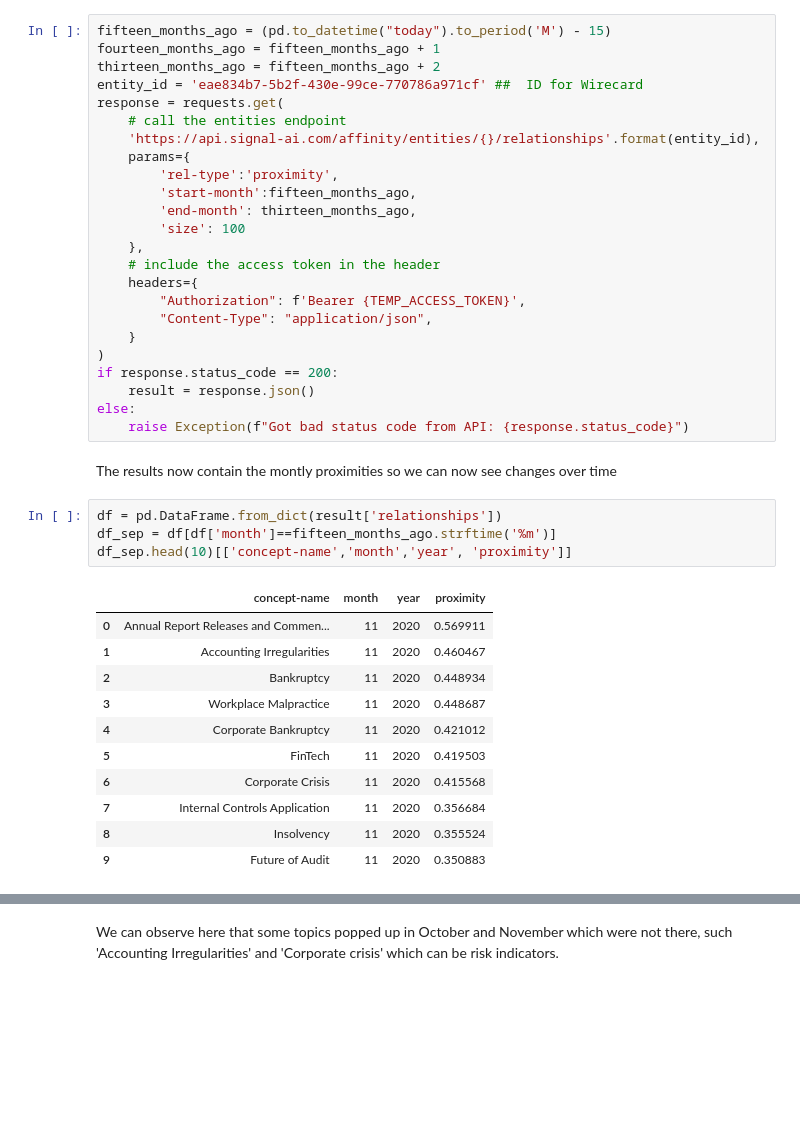
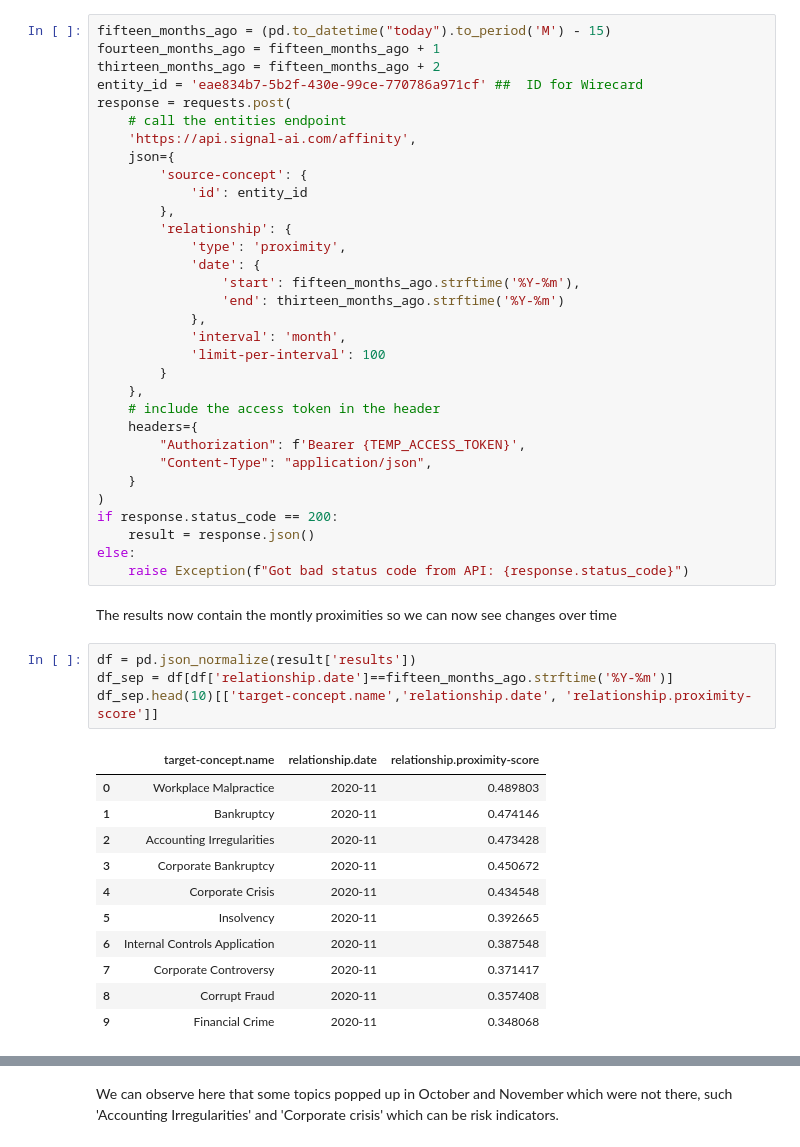
Before and after one commit to signal-ai/signal-api-tools, a Jupyter notebook: notebooks/affinity_tutorial.ipynb, the cells around one changed output, grey strips where cells are left out. Drawn from its saved outputs; the diff is of its cells as text; blank space fills up the shorter version.

Commit message:
Updated affinity_tutorial notebook to use new /affinity 1.1 endpoint

```diff
--- a/notebooks/affinity_tutorial.ipynb
+++ b/notebooks/affinity_tutorial.ipynb
@@ -184,14 +201,22 @@ fifteen_months_ago = (pd.to_datetime("today").to_period('M') - 15)
 fourteen_months_ago = fifteen_months_ago + 1
 thirteen_months_ago = fifteen_months_ago + 2
 entity_id = 'eae834b7-5b2f-430e-99ce-770786a971cf' ##  ID for Wirecard
-response = requests.get(
+response = requests.post(
     # call the entities endpoint
-    'https://api.signal-ai.com/affinity/entities/{}/relationships'.format(entity_id),
-    params={
-        'rel-type':'proximity',
-        'start-month':fifteen_months_ago,
-        'end-month': thirteen_months_ago,
-        'size': 100
+    'https://api.signal-ai.com/affinity',
+    json={
+        'source-concept': {
+            'id': entity_id
+        },
+        'relationship': {
+            'type': 'proximity',
+            'date': {
+                'start': fifteen_months_ago.strftime('%Y-%m'),
+                'end': thirteen_months_ago.strftime('%Y-%m')
+            },
+            'interval': 'month',
+            'limit-per-interval': 100
+        }
     },
     # include the access token in the header
     headers={
@@ -206,19 +231,19 @@ else:
 # %% [markdown]
 The results now contain the montly proximities so we can now see changes over time
 # %%
-df = pd.DataFrame.from_dict(result['relationships'])
-df_sep = df[df['month']==fifteen_months_ago.strftime('%m')]
-df_sep.head(10)[['concept-name','month','year', 'proximity']]
+df = pd.json_normalize(result['results'])
+df_sep = df[df['relationship.date']==fifteen_months_ago.strftime('%Y-%m')]
+df_sep.head(10)[['target-concept.name','relationship.date', 'relationship.proximity-score']]
 # %% [output]
-|  | concept-name | month | year | proximity |
-| 0 | Annual Report Releases and Commen... | 11 | 2020 | 0.569911 |
-| 1 | Accounting Irregularities | 11 | 2020 | 0.460467 |
-| 2 | Bankruptcy | 11 | 2020 | 0.448934 |
-| 3 | Workplace Malpractice | 11 | 2020 | 0.448687 |
-| 4 | Corporate Bankruptcy | 11 | 2020 | 0.421012 |
-| 5 | FinTech | 11 | 2020 | 0.419503 |
-| 6 | Corporate Crisis | 11 | 2020 | 0.415568 |
-| 7 | Internal Controls Application | 11 | 2020 | 0.356684 |
-| 8 | Insolvency | 11 | 2020 | 0.355524 |
-| 9 | Future of Audit | 11 | 2020 | 0.350883 |
+|  | target-concept.name | relationship.date | relationship.proximity-score |
+| 0 | Workplace Malpractice | 2020-11 | 0.489803 |
+| 1 | Bankruptcy | 2020-11 | 0.474146 |
+| 2 | Accounting Irregularities | 2020-11 | 0.473428 |
+| 3 | Corporate Bankruptcy | 2020-11 | 0.450672 |
+| 4 | Corporate Crisis | 2020-11 | 0.434548 |
+| 5 | Insolvency | 2020-11 | 0.392665 |
+| 6 | Internal Controls Application | 2020-11 | 0.387548 |
+| 7 | Corporate Controversy | 2020-11 | 0.371417 |
+| 8 | Corrupt Fraud | 2020-11 | 0.357408 |
+| 9 | Financial Crime | 2020-11 | 0.348068 |
 # %%
```
Also changed, not shown: parts of 11 cells of this notebook.
